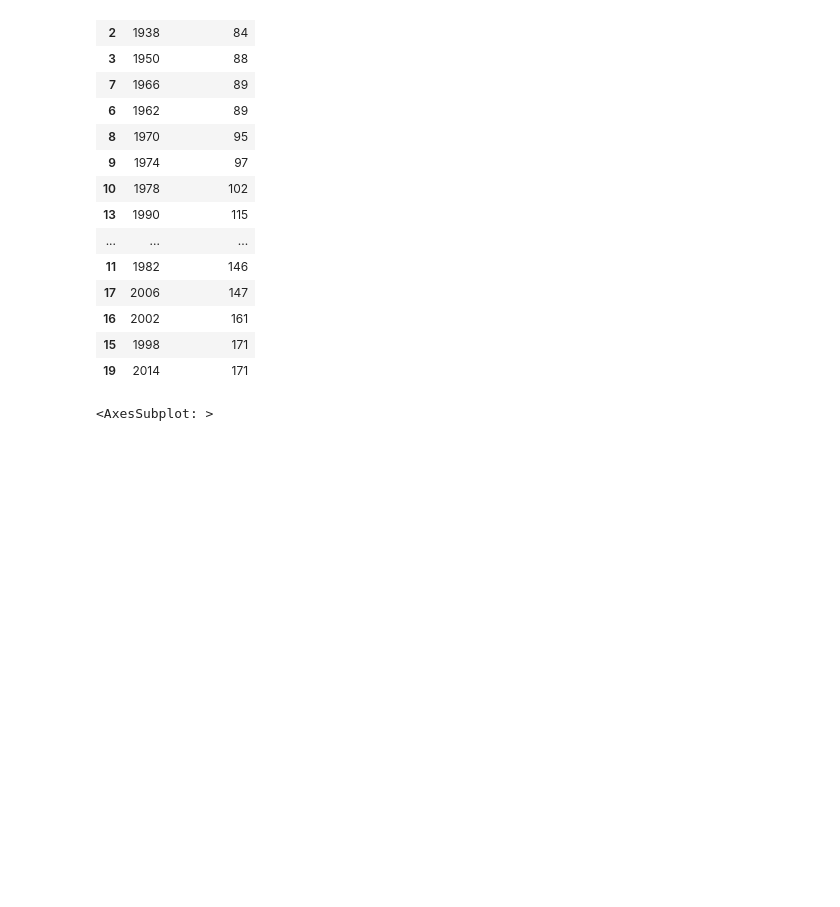
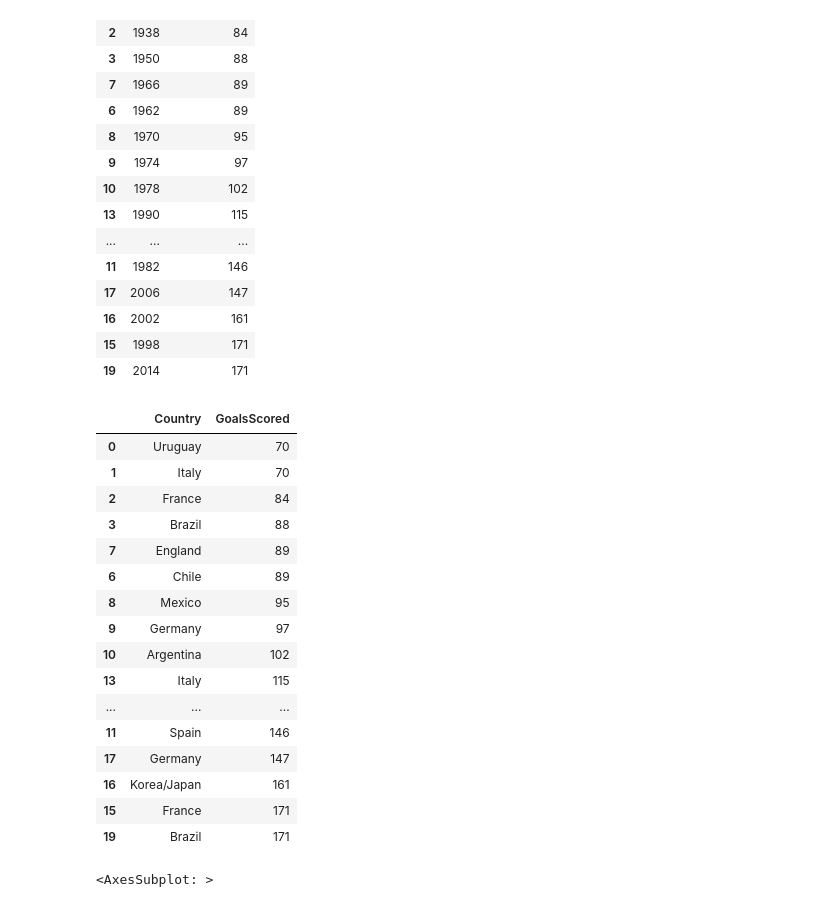
Before and after one commit to Hugox96/Analise_Copas, a Jupyter notebook: Copa.ipynb, the cells around one changed output. Cells and saved outputs as stored; diff of their text form; code cells hidden in the pictures; blank space fills up the shorter version.

```diff
--- a/Copa.ipynb
+++ b/Copa.ipynb
@@ -66,6 +62,26 @@ copa[["Year", "GoalsScored"]].sort_values(by=["GoalsScored"])
 | 16 | 2002 | 161 |
 | 15 | 1998 | 171 |
 | 19 | 2014 | 171 |
+# %%
+copa[["Country", "GoalsScored"]].sort_values(by=["GoalsScored"])
+# %% [output]
+|  | Country | GoalsScored |
+| 0 | Uruguay | 70 |
+| 1 | Italy | 70 |
+| 2 | France | 84 |
+| 3 | Brazil | 88 |
+| 7 | England | 89 |
+| 6 | Chile | 89 |
+| 8 | Mexico | 95 |
+| 9 | Germany | 97 |
+| 10 | Argentina | 102 |
+| 13 | Italy | 115 |
+| ... | ... | ... |
+| 11 | Spain | 146 |
+| 17 | Germany | 147 |
+| 16 | Korea/Japan | 161 |
+| 15 | France | 171 |
+| 19 | Brazil | 171 |
 # %%
 copa["Winner"].value_counts().plot(kind="bar")
 # %% [output]
```
Also changed, not shown: parts of 2 cells of this notebook, 1 other file.
